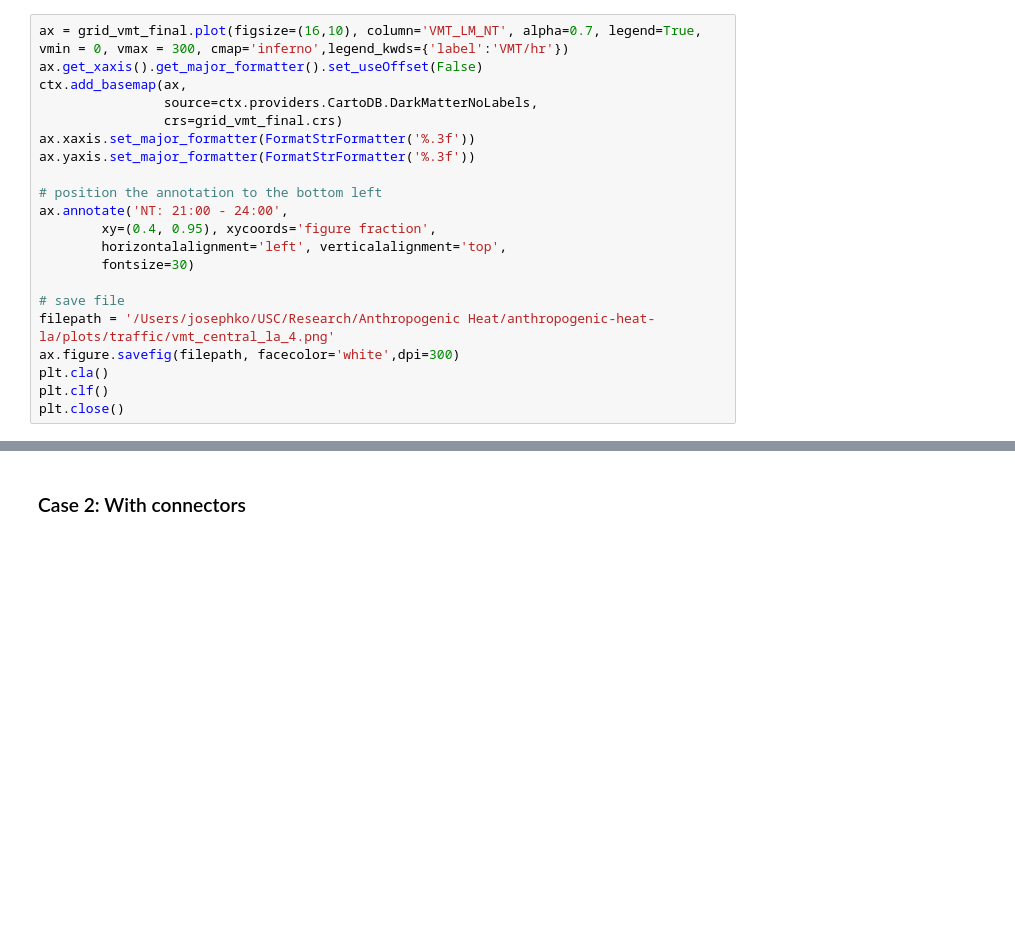
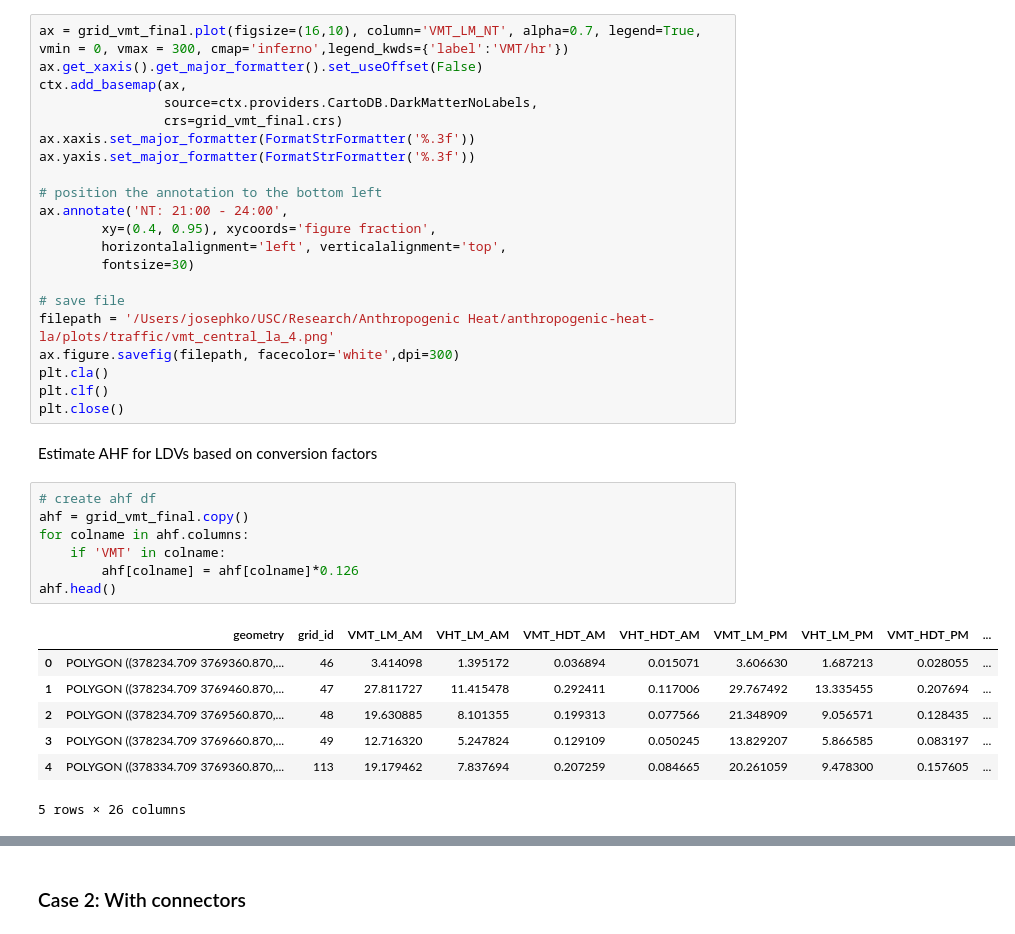
Before and after one commit to josephko91/anthropogenic-heat-la, a Jupyter notebook: traffic.ipynb, the cells around one changed output, grey strips where cells are left out. Saved outputs shown, nothing was run; the diff lists cells and outputs as text; blank space fills up the shorter version.

Commit message:
crude ahf estimates for ldv

```diff
--- a/traffic.ipynb
+++ b/traffic.ipynb
@@ -616,3 +616,20 @@ ax.figure.savefig(filepath, facecolor='white',dpi=300)
 plt.cla()
 plt.clf()
 plt.close()
+# %% [markdown]
+Estimate AHF for LDVs based on conversion factors
+# %%
+# create ahf df
+ahf = grid_vmt_final.copy()
+for colname in ahf.columns:
+    if 'VMT' in colname:
+        ahf[colname] = ahf[colname]*0.126
+ahf.head()
+# %% [output]
+|  | geometry | grid_id | VMT_LM_AM | VHT_LM_AM | VMT_HDT_AM | VHT_HDT_AM | VMT_LM_PM | VHT_LM_PM | VMT_HDT_PM | ... |
+| 0 | POLYGON ((378234.709 3769360.870,... | 46 | 3.414098 | 1.395172 | 0.036894 | 0.015071 | 3.606630 | 1.687213 | 0.028055 | ... |
+| 1 | POLYGON ((378234.709 3769460.870,... | 47 | 27.811727 | 11.415478 | 0.292411 | 0.117006 | 29.767492 | 13.335455 | 0.207694 | ... |
+| 2 | POLYGON ((378234.709 3769560.870,... | 48 | 19.630885 | 8.101355 | 0.199313 | 0.077566 | 21.348909 | 9.056571 | 0.128435 | ... |
+| 3 | POLYGON ((378234.709 3769660.870,... | 49 | 12.716320 | 5.247824 | 0.129109 | 0.050245 | 13.829207 | 5.866585 | 0.083197 | ... |
+| 4 | POLYGON ((378334.709 3769360.870,... | 113 | 19.179462 | 7.837694 | 0.207259 | 0.084665 | 20.261059 | 9.478300 | 0.157605 | ... |
+5 rows × 26 columns
```
Also changed, not shown: parts of 5 cells of this notebook.
